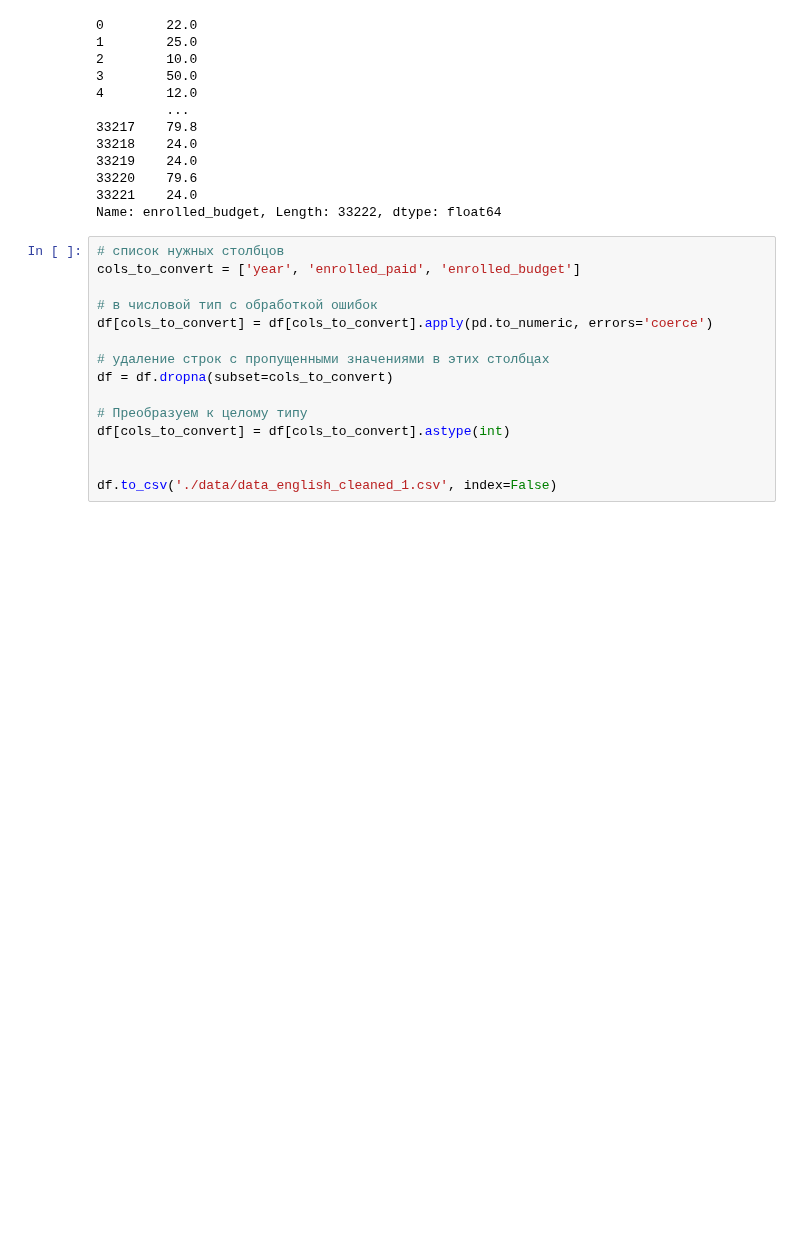
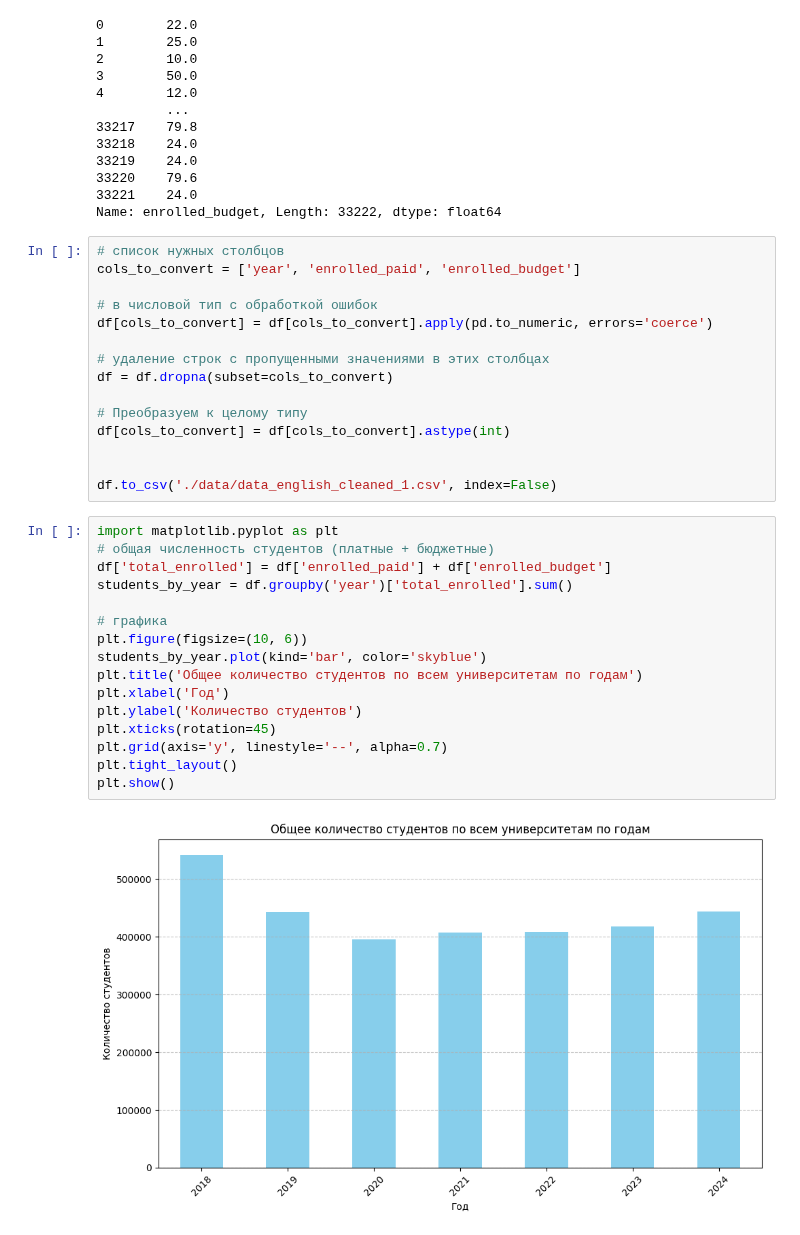
Before and after one commit to soggetto-ventuno/Qualifying_work, a Jupyter notebook: clean_and_prepare_data.ipynb, the cells around one changed output. Drawn from its saved outputs; the diff is of its cells as text; blank space fills up the shorter version.

Commit message:
students by universities by years

```diff
--- a/clean_and_prepare_data.ipynb
+++ b/clean_and_prepare_data.ipynb
@@ -325,3 +325,21 @@ df[cols_to_convert] = df[cols_to_convert].astype(int)
 
 
 df.to_csv('./data/data_english_cleaned_1.csv', index=False)
+# %%
+import matplotlib.pyplot as plt
+# общая численность студентов (платные + бюджетные)
+df['total_enrolled'] = df['enrolled_paid'] + df['enrolled_budget']
+students_by_year = df.groupby('year')['total_enrolled'].sum()
+
+# графика
+plt.figure(figsize=(10, 6))
+students_by_year.plot(kind='bar', color='skyblue')
+plt.title('Общее количество студентов по всем университетам по годам')
+plt.xlabel('Год')
+plt.ylabel('Количество студентов')
+plt.xticks(rotation=45)
+plt.grid(axis='y', linestyle='--', alpha=0.7)
+plt.tight_layout()
+plt.show()
+# %% [output]
+[figure, added]
```
